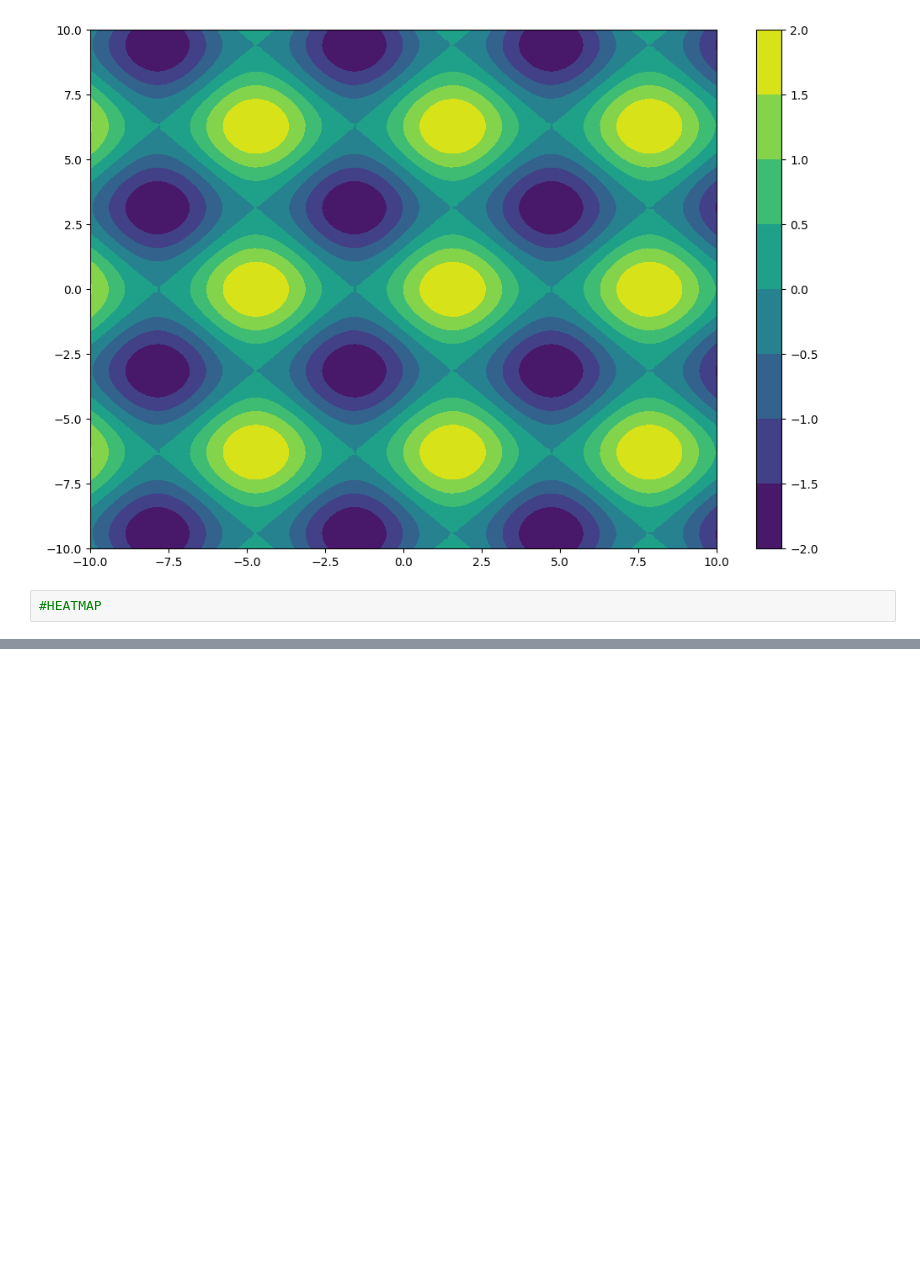
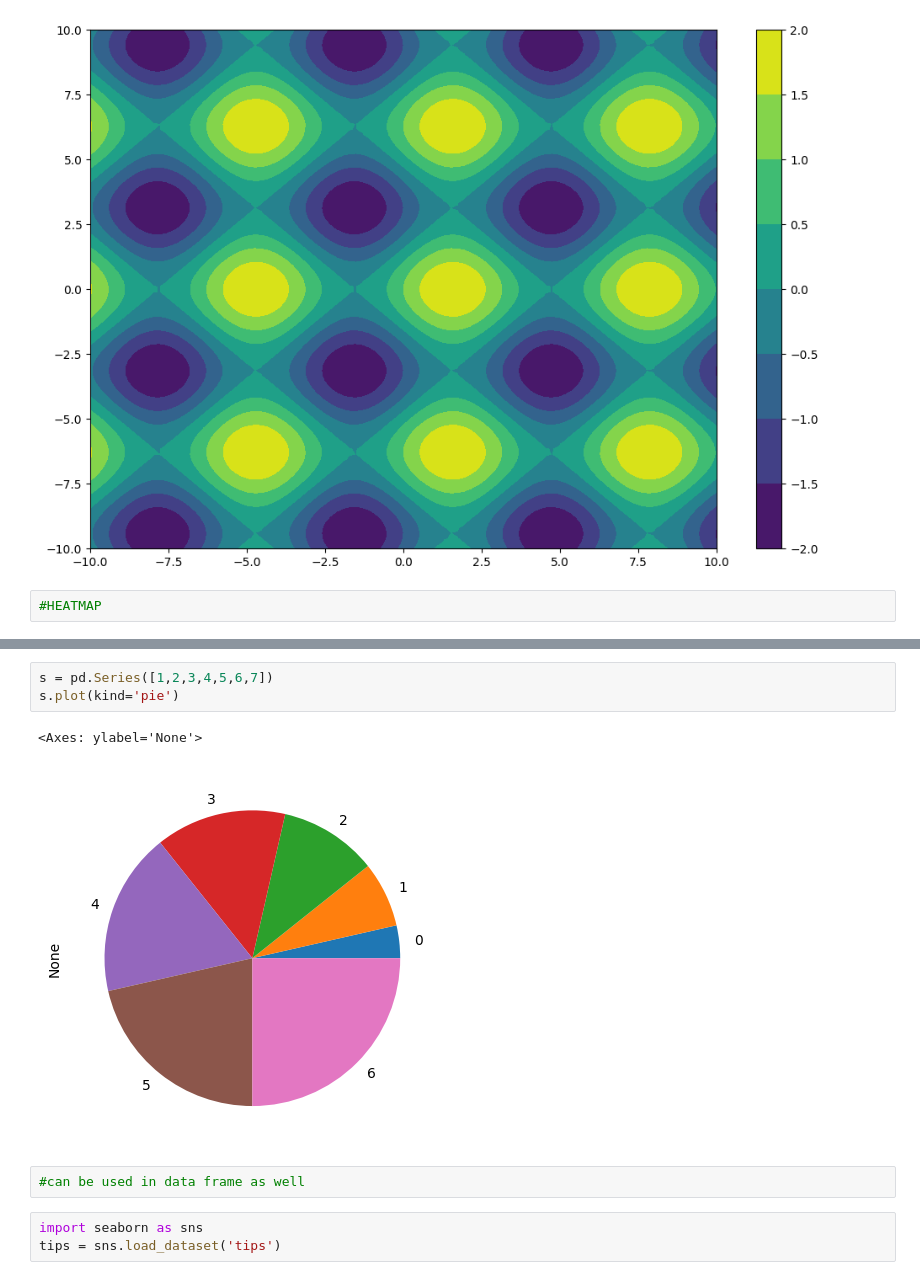
Before and after one commit to hahahang0/matplotlibprac, a Jupyter notebook: AdvancedMatplotlib.ipynb, the cells around one changed output, grey strips where cells are left out. Cells and saved outputs as stored; diff of their text form; blank space fills up the shorter version.

```diff
--- a/AdvancedMatplotlib.ipynb
+++ b/AdvancedMatplotlib.ipynb
@@ -265,0 +297,11 @@ fig.colorbar(var)
+# %%
+s = pd.Series([1,2,3,4,5,6,7])
+s.plot(kind='pie')
+# %% [output]
+<Axes: ylabel='None'>
+[figure, added]
+# %%
+#can be used in data frame as well
+# %%
+import seaborn as sns
+tips = sns.load_dataset('tips')
```
Also changed, not shown: parts of 29 cells of this notebook.
